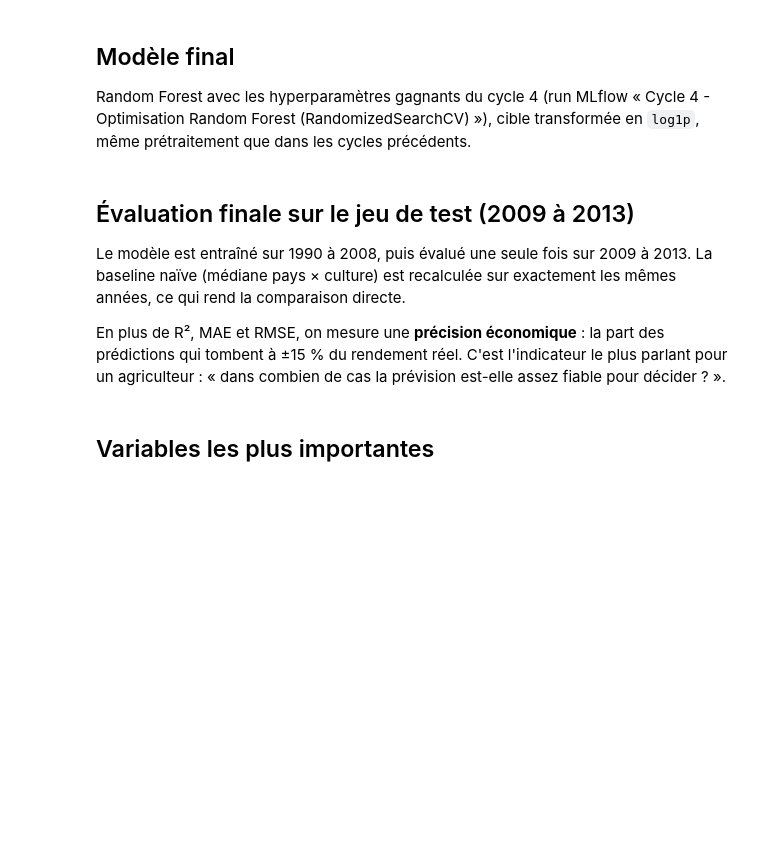
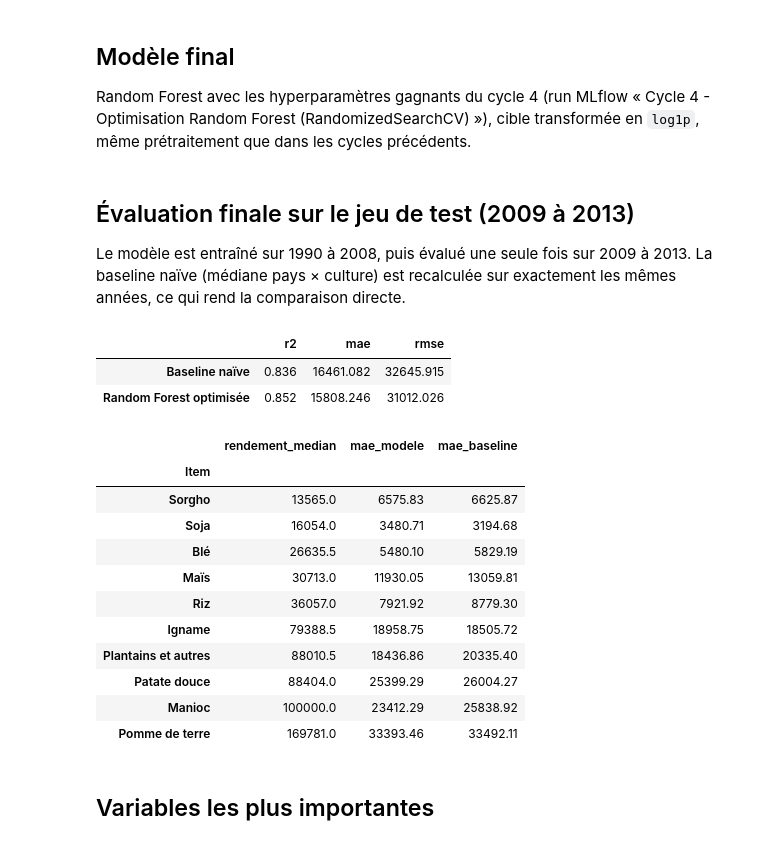
Before and after one commit to AunCly/agricol-recommandations, a Jupyter notebook: notebooks/training_cycle5.ipynb, the cells around one changed output. Cells and saved outputs as stored; diff of their text form; code cells hidden in the pictures; blank space fills up the shorter version.

```diff
--- a/notebooks/training_cycle5.ipynb
+++ b/notebooks/training_cycle5.ipynb
@@ -111,21 +101,12 @@ def build_model():
 ## Évaluation finale sur le jeu de test (2009 à 2013)
 
 Le modèle est entraîné sur 1990 à 2008, puis évalué une seule fois sur 2009 à 2013. La baseline naïve (médiane pays × culture) est recalculée sur exactement les mêmes années, ce qui rend la comparaison directe.
-
-En plus de R², MAE et RMSE, on mesure une **précision économique** : la part des prédictions qui tombent à ±15 % du rendement réel. C'est l'indicateur le plus parlant pour un agriculteur : « dans combien de cas la prévision est-elle assez fiable pour décider ? ».
 # %%
-def precision_15pct(y_true, y_pred):
-    """Part des prédictions à ±15 % du rendement réel."""
-    y_true, y_pred = np.asarray(y_true), np.asarray(y_pred)
-    return float(np.mean(np.abs(y_pred - y_true) <= 0.15 * y_true))
-
-
 # Modèle entraîné sur le passé (1990-2008) uniquement
 eval_model = build_model().fit(X_train, y_train)
 pred_test = eval_model.predict(X_test)
 
 test_metrics = utils.evaluate(y_test, pred_test)
-test_metrics['precision_15pct'] = precision_15pct(y_test, pred_test)
 
 # Baseline naïve sur les mêmes années : médiane historique du couple (pays, culture)
 train_df = X_train.assign(**{TARGET: y_train})
@@ -135,28 +116,36 @@ pred_baseline = X_test.join(mediane_pays_culture.rename('pred'), on=['Area', 'It
 pred_baseline = pred_baseline.fillna(X_test['Item'].map(mediane_culture))
 
 baseline_metrics = utils.evaluate(y_test, pred_baseline)
-baseline_metrics['precision_15pct'] = precision_15pct(y_test, pred_baseline)
 
-comparaison_test = pd.DataFrame(
-    {'Baseline naïve': baseline_metrics, 'Random Forest optimisée': test_metrics}
-).T[['r2', 'mae', 'rmse', 'precision_15pct']]
-comparaison_test.loc['Évolution (%)'] = (
-    (comparaison_test.loc['Random Forest optimisée'] / comparaison_test.loc['Baseline naïve'] - 1) * 100
-)
+comparaison_test = pd.DataFrame({'Baseline naïve': baseline_metrics, 'Random Forest optimisée': test_metrics}).T[['r2', 'mae', 'rmse']]
 comparaison_test.round(3)
+# %% [output]
+|  | r2 | mae | rmse |
+| Baseline naïve | 0.836 | 16461.082 | 32645.915 |
+| Random Forest optimisée | 0.852 | 15808.246 | 31012.026 |
 # %%
 # Erreur par culture sur le test : le modèle est-il fiable pour toutes les cultures ?
 erreurs = pd.DataFrame({'Item': X_test['Item'], 'reel': y_test, 'modele': pred_test, 'baseline': pred_baseline})
 
 par_culture = erreurs.groupby('Item').apply(lambda g: pd.Series({
     'rendement_median': g['reel'].median(),
     'mae_modele': (g['modele'] - g['reel']).abs().mean(),
     'mae_baseline': (g['baseline'] - g['reel']).abs().mean(),
-    'erreur_relative_modele_%': ((g['modele'] - g['reel']).abs() / g['reel'].clip(lower=1)).median() * 100,
-    'precision_15pct_modele': precision_15pct(g['reel'], g['modele']),
 }), include_groups=False)
-par_culture['gain_vs_baseline_%'] = (par_culture['mae_modele'] / par_culture['mae_baseline'] - 1) * 100
 par_culture.sort_values('rendement_median').round(2)
+# %% [output]
+|  | rendement_median | mae_modele | mae_baseline |
+| Item |  |  |  |
+| Sorgho | 13565.0 | 6575.83 | 6625.87 |
+| Soja | 16054.0 | 3480.71 | 3194.68 |
+| Blé | 26635.5 | 5480.10 | 5829.19 |
+| Maïs | 30713.0 | 11930.05 | 13059.81 |
+| Riz | 36057.0 | 7921.92 | 8779.30 |
+| Igname | 79388.5 | 18958.75 | 18505.72 |
+| Plantains et autres | 88010.5 | 18436.86 | 20335.40 |
+| Patate douce | 88404.0 | 25399.29 | 26004.27 |
+| Manioc | 100000.0 | 23412.29 | 25838.92 |
+| Pomme de terre | 169781.0 | 33393.46 | 33492.11 |
 # %% [markdown]
 ## Variables les plus importantes
 # %%
```
Also changed, not shown: parts of 16 cells of this notebook, 19 other files.
